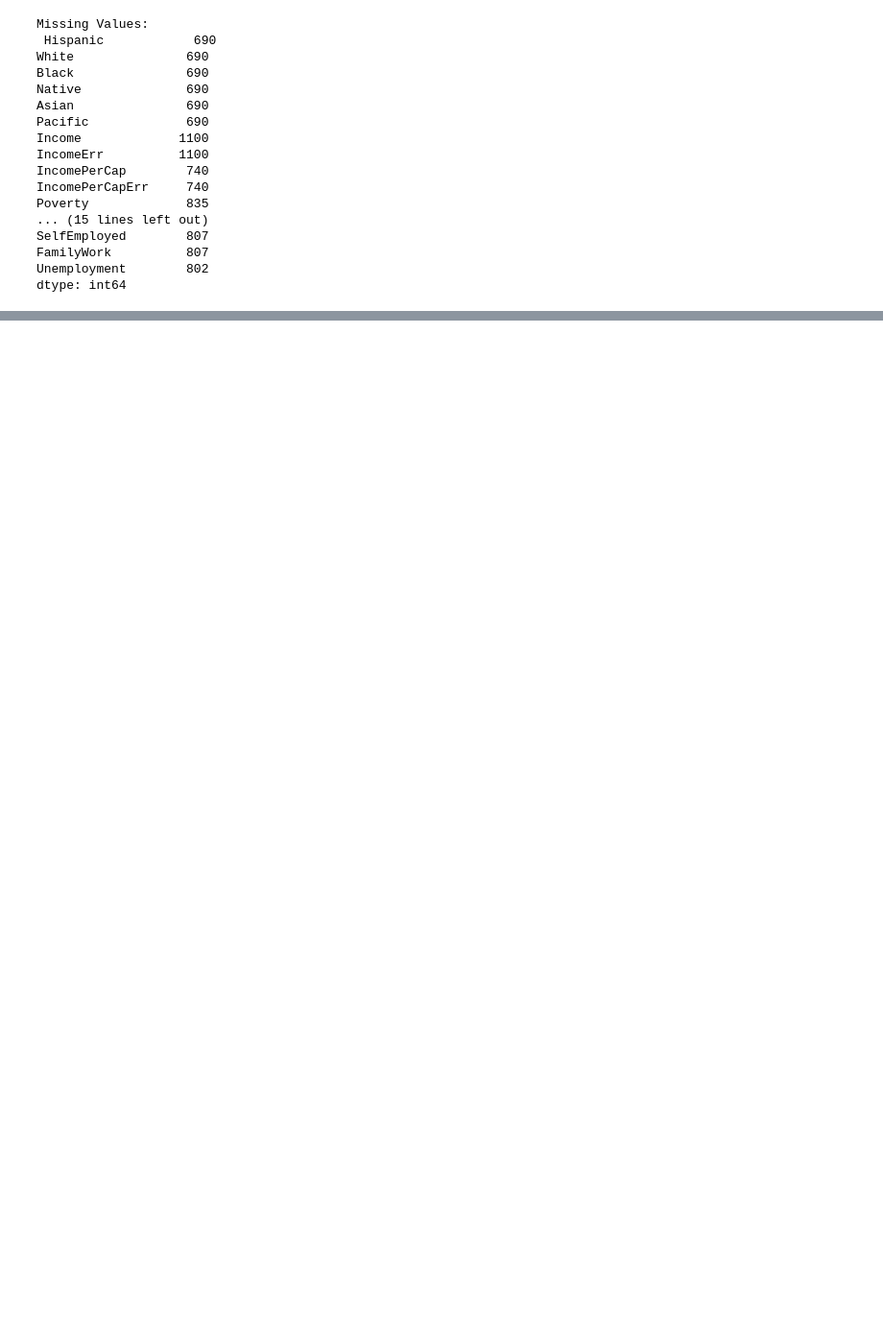
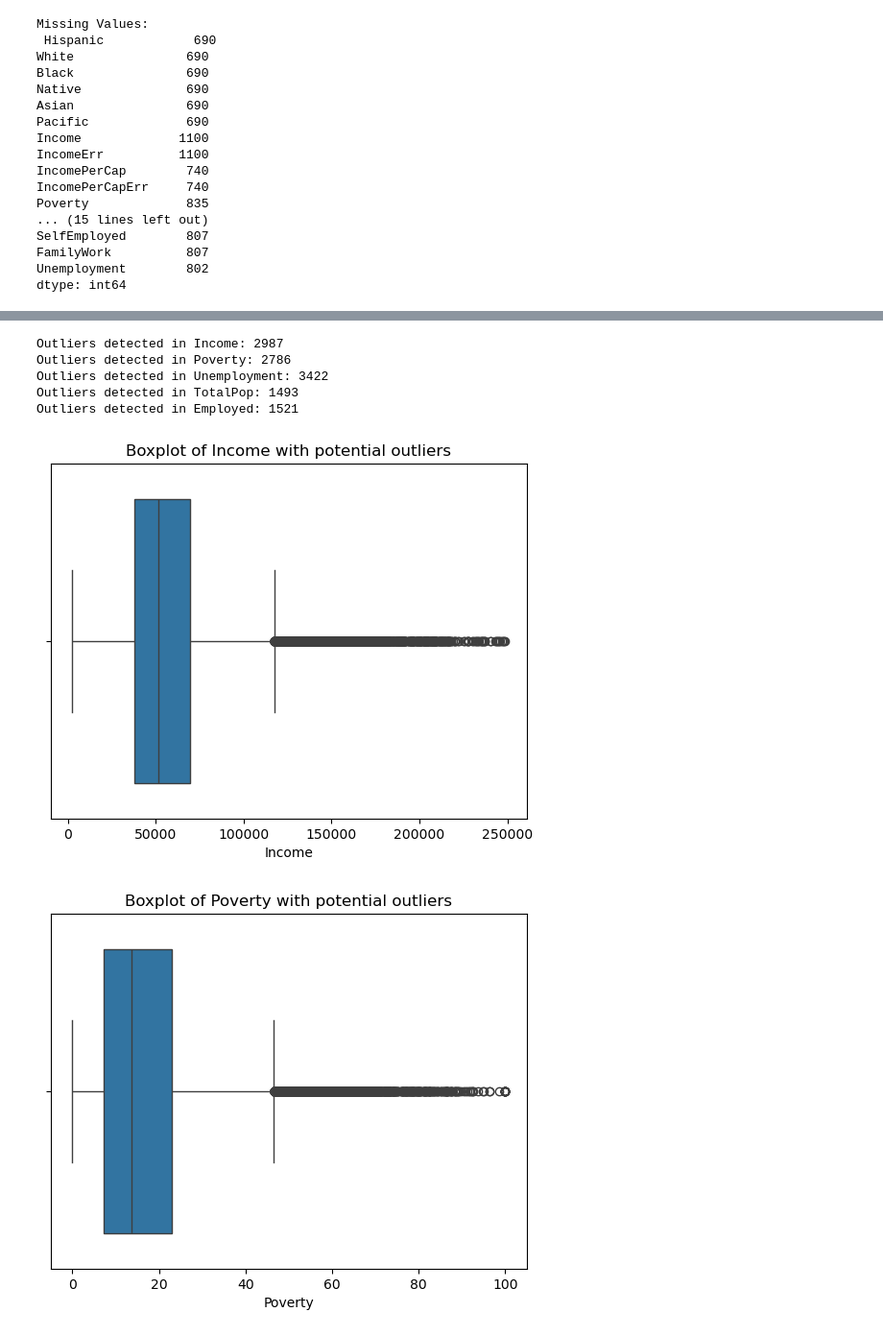
Before and after one commit to MiltonGreat/US-Census-Data, a Jupyter notebook: Cleaning US Census Data.ipynb, the cells around one changed output, grey strips where cells are left out. Shown at 96% size. Drawn from its saved outputs; the diff is of its cells as text; code cells hidden in the pictures; blank space fills up the shorter version.

```diff
--- a/Cleaning US Census Data.ipynb
+++ b/Cleaning US Census Data.ipynb
@@ -273,14 +107,0 @@ Number of unique States: 52, Number of unique Counties: 1928
-# %%
-# Histograms for Racial/Ethnic Groups
-
-# List of columns for racial/ethnic groups
-race_columns = ['Hispanic', 'White', 'Black', 'Native', 'Asian', 'Pacific']
-
-# Plot histograms for each racial/ethnic group
-for column in race_columns:
-    plt.figure(figsize=(10, 6))
-    sns.histplot(df[column], bins=30, kde=True)
-    plt.title(f'Distribution of {column}')
-    plt.xlabel(f'{column} (%)')
-    plt.ylabel('Frequency')
-    plt.show()
@@ -311,0 +119,52 @@ plt.show()
+# %%
+# Handle missing values
+def handle_missing_values(df):
+    # Fill numeric columns with mean
+    numeric_cols = df.select_dtypes(include=['float64', 'int64']).columns
+    df[numeric_cols] = df[numeric_cols].fillna(df[numeric_cols].mean())
+
+    # Fill categorical columns with mode
+    categorical_cols = df.select_dtypes(include=['object']).columns
+    for col in categorical_cols:
+        if df[col].isnull().sum() > 0:  # Ensure there are missing values
+            df[col].fillna(df[col].mode()[0], inplace=True)
+
+    return df
+
+df = handle_missing_values(df)
+
+# Outlier detection using IQR method
+def detect_outliers(df, column, iqr_multiplier=1.5):
+    Q1 = df[column].quantile(0.25)
+    Q3 = df[column].quantile(0.75)
+    IQR = Q3 - Q1
+    lower_bound = Q1 - iqr_multiplier * IQR
+    upper_bound = Q3 + iqr_multiplier * IQR
+    outliers = df[(df[column] < lower_bound) | (df[column] > upper_bound)]
+    return outliers
+
+# Check for outliers in specified columns
+columns_to_check = ['Income', 'Poverty', 'Unemployment', 'TotalPop', 'Employed']
+outlier_info = {}
+
+for col in columns_to_check:
+    outliers = detect_outliers(df, col)
+    outlier_info[col] = len(outliers)
+    print(f"Outliers detected in {col}: {len(outliers)}")
+
+# Visualization: Display boxplots for columns with outliers
+def visualize_outliers(df, columns):
+    for col in columns:
+        sns.boxplot(x=df[col])
+        plt.title(f'Boxplot of {col} with potential outliers')
+        plt.show()
+
+visualize_outliers(df, columns_to_check)
+# %% [output]
+Outliers detected in Income: 2987
+Outliers detected in Poverty: 2786
+Outliers detected in Unemployment: 3422
+Outliers detected in TotalPop: 1493
+Outliers detected in Employed: 1521
+[figure, added]
+[figure, added]
```
Also changed, not shown: parts of 25 cells of this notebook.
